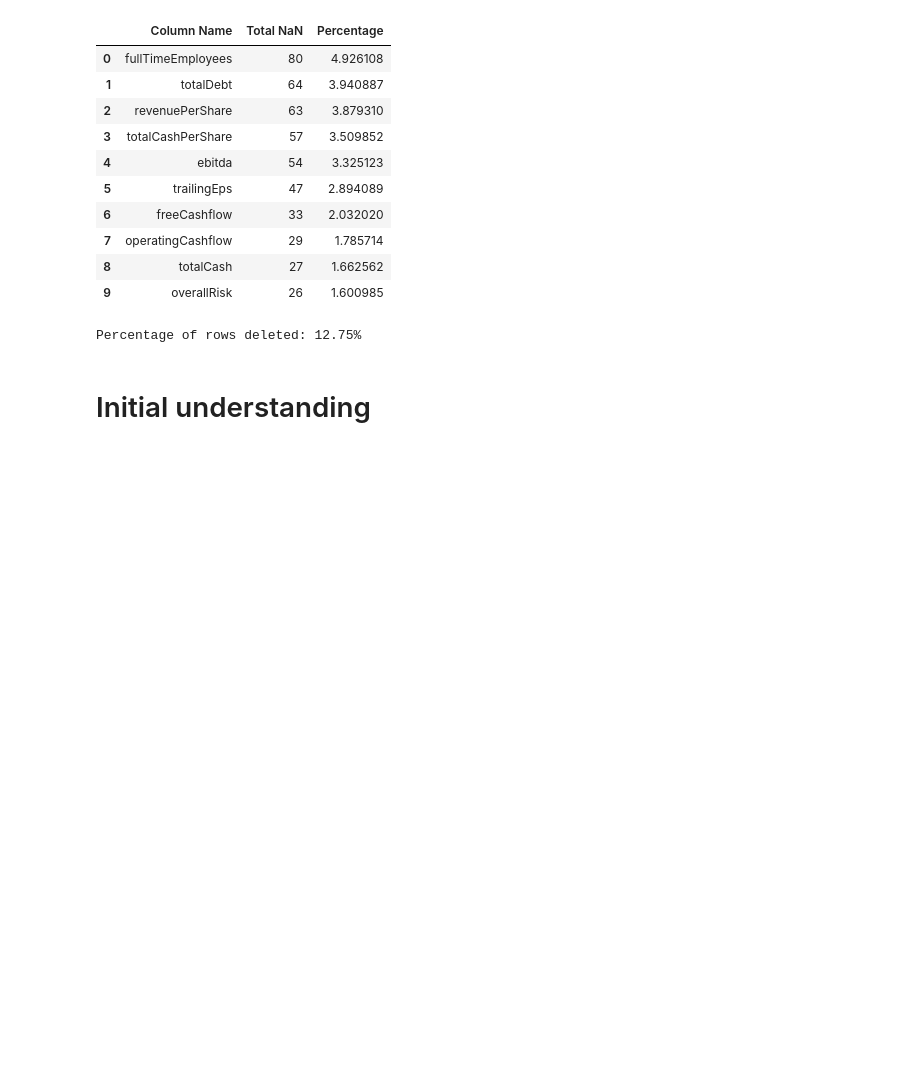
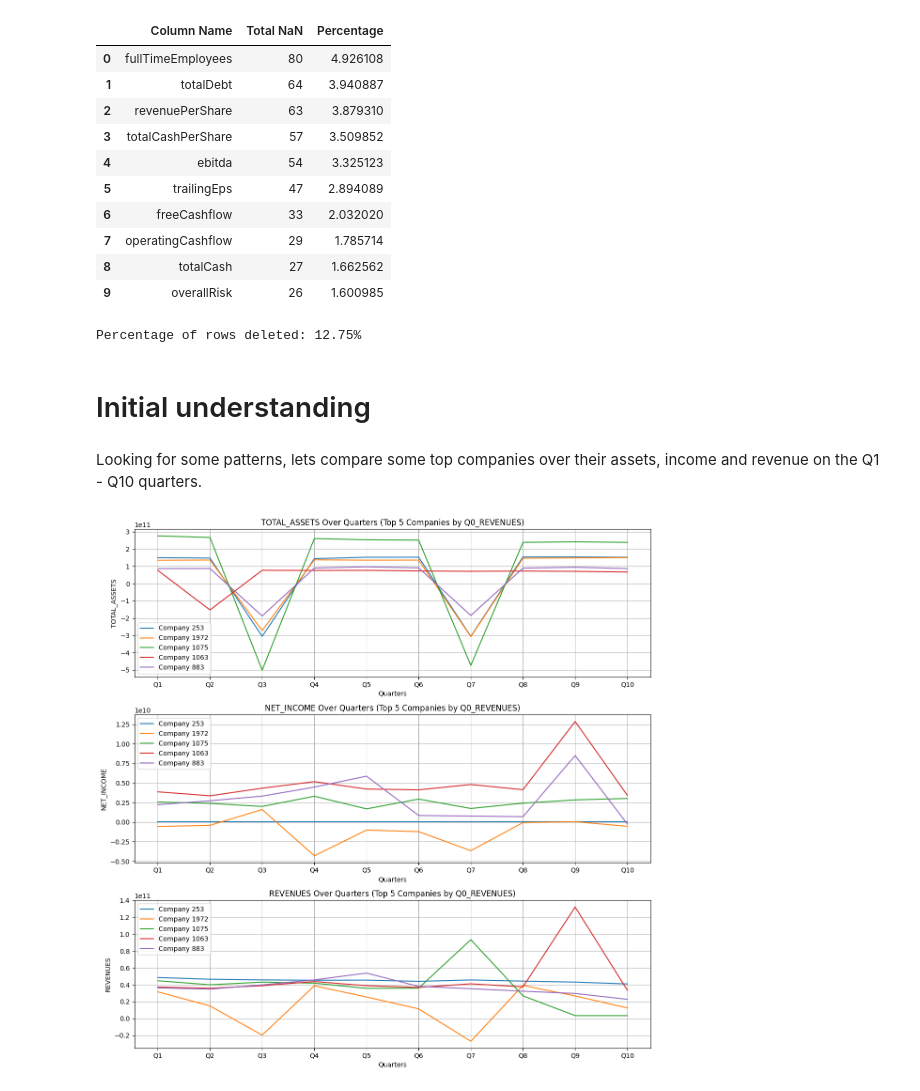
Before and after one commit to Juanqu261/financial-performance, a Jupyter notebook: notebooks/EDA_analysis.ipynb, the cells around one changed output. Cells and saved outputs as stored; diff of their text form; code cells hidden in the pictures; blank space fills up the shorter version.

Commit message:
initial analysis over top companies

```diff
--- a/notebooks/EDA_analysis.ipynb
+++ b/notebooks/EDA_analysis.ipynb
@@ -323,3 +323,37 @@ print(f"Percentage of rows deleted: {percent_deleted:.2f}%")
 Percentage of rows deleted: 12.75%
 # %% [markdown]
 # Initial understanding
+# %% [markdown]
+Looking for some patterns, lets compare some top companies over their assets, income and revenue on the Q1 - Q10 quarters.
+# %%
+# Define the financial targets
+financial_targets = ['TOTAL_ASSETS', 'NET_INCOME', 'REVENUES']
+quarters = [f'Q{i}' for i in range(1, 11)]
+
+# Lets analyze some indicators over the top 5 companies,
+# sort companies by Q0_REVENUES in descending order and select the top 5 companies
+top_companies = cleaned_data.sort_values(by='Q0_REVENUES', ascending=False).head(5)
+
+# Set up the figure for subplots,
+# once subplot per target
+fig, ax = plt.subplots(3, 1, figsize=(12, 12))
+
+# Plot the line charts for the top 5 companies
+for i, target in enumerate(financial_targets):
+    for idx, company in top_companies.iterrows():
+        # Select the data for each company across quarters
+        column_names = quarter_names(target, show=False)
+        ax[i].plot(quarters, company[column_names], label=f'Company {company["Id"]}')
+
+    # Set chart title and labels
+    ax[i].set_title(f'{target} Over Quarters (Top 5 Companies by Q0_REVENUES)')
+    ax[i].set_xlabel('Quarters')
+    ax[i].set_ylabel(target)
+    ax[i].legend()
+    ax[i].grid(True)
+
+# Adjust layout and display the plot
+plt.tight_layout()
+plt.show()
+# %% [output]
+[figure, added]
```
Also changed, not shown: parts of 1 cell of this notebook.
